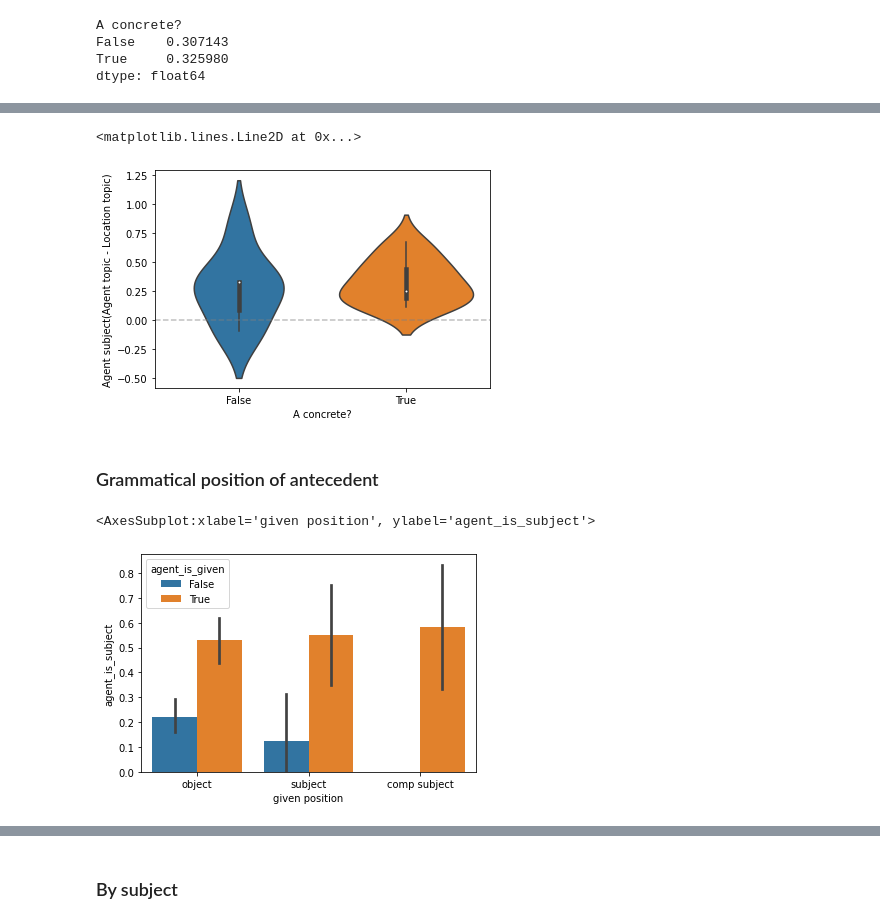
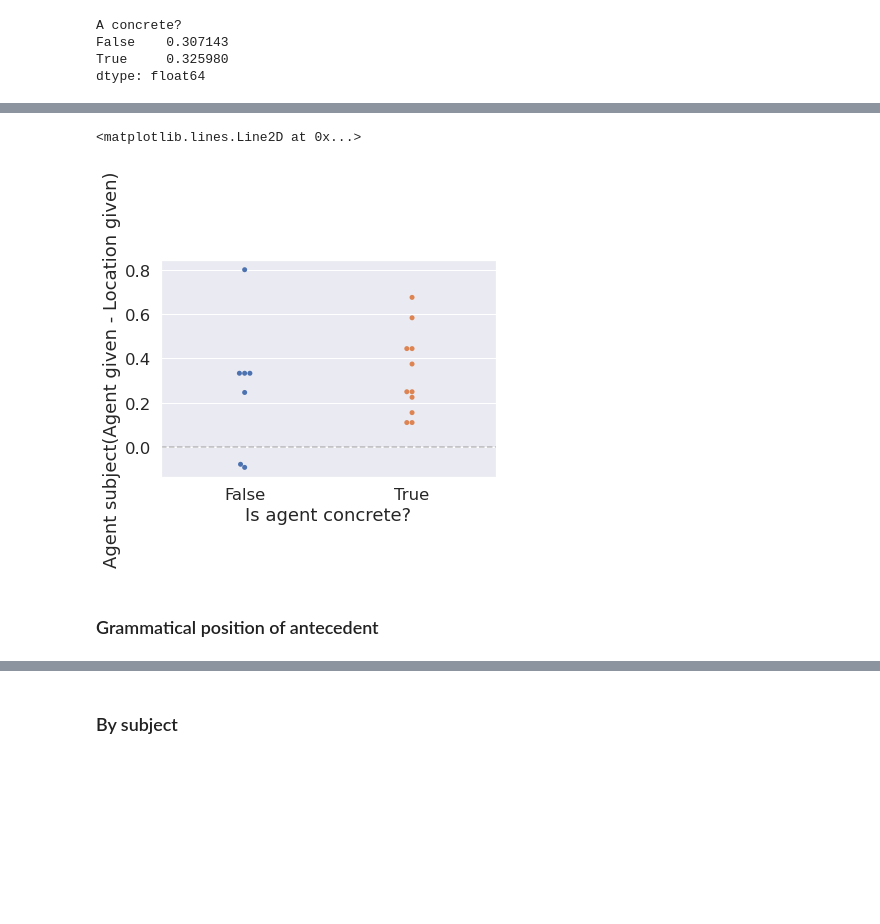
Before and after one commit to hans/explaining, a Jupyter notebook: notebooks/03_production_swarm-givenness/00 preprocess.ipynb, the cells around one changed output, grey strips where cells are left out. Drawn from its saved outputs; the diff is of its cells as text; code cells hidden in the pictures; blank space fills up the shorter version.

```diff
--- a/notebooks/03_production_swarm-givenness/00 preprocess.ipynb
+++ b/notebooks/03_production_swarm-givenness/00 preprocess.ipynb
@@ -18,6 +18,10 @@ import numpy as np
 import pandas as pd
 import seaborn as sns
 from matplotlib import pyplot as plt
+# %%
+REPORT = True
+if REPORT:
+    sns.set(font_scale=1.5)
 # %% [markdown]
 ## Load and preprocess data
 # %%
@@ -278,7 +294,7 @@ materials_df["AV"] = materials_df.A.str.cat(materials_df.V, " ")
 
 # NB this doesn't handle fillers correctly
 # %%
-keep_cols = ["A", "V", "L", "AV", "P", "A concrete?", "A countable?", "given position"]
+keep_cols = ["A", "V", "L", "AV", "P", "A concrete?", "A countable?", "A animate?", "given position"]
 merged_df = pd.merge(exp_items, materials_df[keep_cols], left_on=["materials_id", "item_id"], right_index=True)
 # %% [markdown]
 ### Export
@@ -338,0 +349,16 @@ sns.barplot(data=merged_df.reset_index(), x="A concrete?", y="agent_is_subject",
+# %%
+merged_df["agent_is_subject"] = merged_df.survey_answer == "agent"
+
+to_plot = merged_df.copy()
+to_plot["Given entity"] = to_plot.agent_is_given.transform(lambda x: "agent/theme" if x else "location")
+print(to_plot["Given entity"])
+column_mapping = {
+    "A concrete?": "Is agent concrete?",
+    "agent_is_subject": "% with agent as subject",
+}
+
+plt.subplots(figsize=(10, 7))
+sns.barplot(data=to_plot.reset_index().rename(columns=column_mapping),
+            x=column_mapping["A concrete?"],
+            y=column_mapping["agent_is_subject"],
+            hue="Given entity")
@@ -349,6 +397,6 @@ def compute_item_differences(rows):
     if True not in rows.index or False not in rows.index:
         return np.nan
     return rows.loc[True, "agent_is_subject"].mean() - rows.loc[False, "agent_is_subject"].mean()
-item_differences = merged_df.groupby(["item_id", "A concrete?"]).apply(compute_item_differences).rename("Agent subject(Agent topic - Location topic)")
+item_differences = merged_df.groupby(["item_id", "AV", "A concrete?"]).apply(compute_item_differences).rename("Agent subject(Agent given - Location given)")
 sns.histplot(item_differences)
 # %% [output]
@@ -357,6 +405,6 @@ sns.histplot(item_differences)
 # %%
-ax = sns.violinplot(data=item_differences.reset_index(), y="Agent subject(Agent topic - Location topic)", x="A concrete?")
+ax = sns.swarmplot(data=item_differences.reset_index().rename(columns=column_mapping), y="Agent subject(Agent given - Location given)", x=column_mapping["A concrete?"])
 ax.axhline(0.0, c="gray", alpha=0.5, linestyle="--")
 # %% [output]
 <matplotlib.lines.Line2D at 0x...>
-[figure, old version]
+[figure, new version]
@@ -377,9 +412,6 @@ def estimate_bootstrap(rows):
 ### Grammatical position of antecedent
 # %%
 sns.barplot(data=merged_df.reset_index(), x="given position", y="agent_is_subject", hue="agent_is_given")
-# %% [output]
-<AxesSubplot:xlabel='given position', ylabel='agent_is_subject'>
-[figure, removed]
 # %%
 g = sns.FacetGrid(data=merged_df.reset_index(), col="A concrete?", height=9)
 g.map(sns.barplot, "given position", "agent_is_subject", "agent_is_given", order=["subject", "object"], hue_order=[False, True])
```
Also changed, not shown: parts of 21 cells of this notebook, 7 other files.
